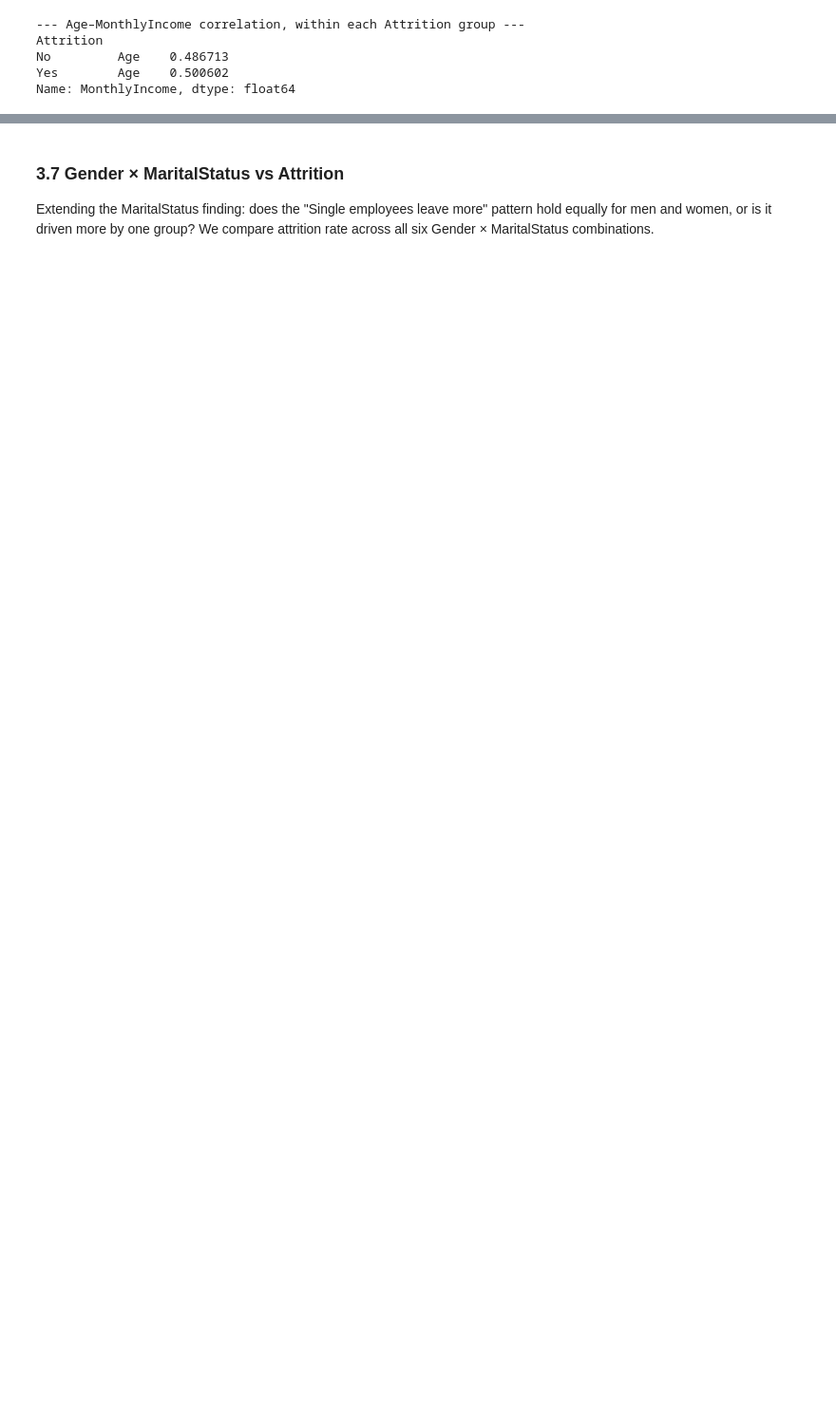
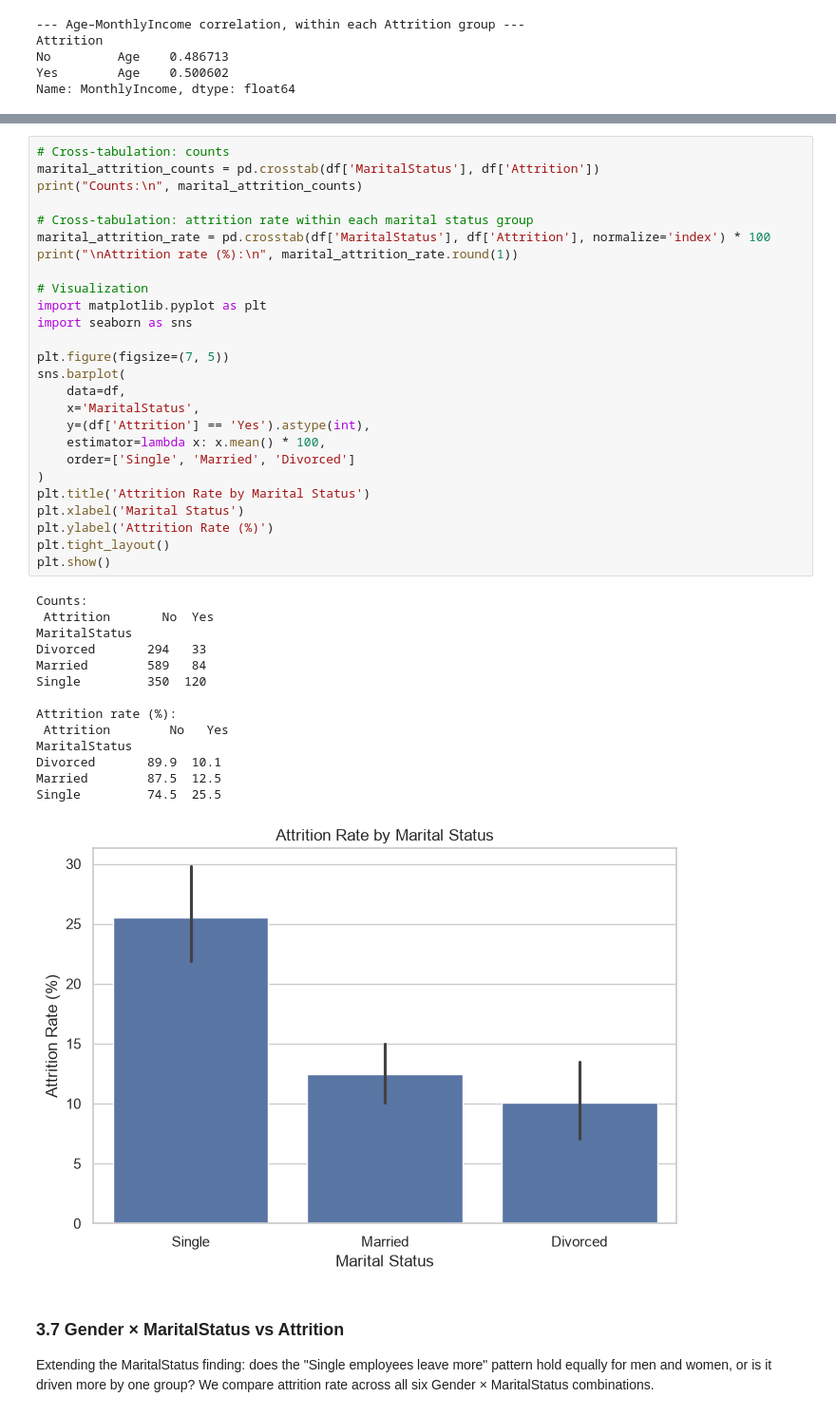
Before and after one commit to Kimberlywangari/eda-in-data-science, a Jupyter notebook: notebooks/eda.ipynb, the cells around one changed output, grey strips where cells are left out. Shown at 95% size. Saved outputs shown, nothing was run; the diff lists cells and outputs as text; blank space fills up the shorter version.

```diff
--- a/notebooks/eda.ipynb
+++ b/notebooks/eda.ipynb
@@ -545,3 +544,44 @@ Name: MonthlyIncome, dtype: float64
+# %%
+# Cross-tabulation: counts
+marital_attrition_counts = pd.crosstab(df['MaritalStatus'], df['Attrition'])
+print("Counts:\n", marital_attrition_counts)
+
+# Cross-tabulation: attrition rate within each marital status group
+marital_attrition_rate = pd.crosstab(df['MaritalStatus'], df['Attrition'], normalize='index') * 100
+print("\nAttrition rate (%):\n", marital_attrition_rate.round(1))
+
+# Visualization
+import matplotlib.pyplot as plt
+import seaborn as sns
+
+plt.figure(figsize=(7, 5))
+sns.barplot(
+    data=df,
+    x='MaritalStatus',
+    y=(df['Attrition'] == 'Yes').astype(int),
+    estimator=lambda x: x.mean() * 100,
+    order=['Single', 'Married', 'Divorced']
+)
+plt.title('Attrition Rate by Marital Status')
+plt.xlabel('Marital Status')
+plt.ylabel('Attrition Rate (%)')
+plt.tight_layout()
+plt.show()
+# %% [output]
+Counts:
+ Attrition       No  Yes
+MaritalStatus
+Divorced       294   33
+Married        589   84
+Single         350  120
+
+Attrition rate (%):
+ Attrition        No   Yes
+MaritalStatus
+Divorced       89.9  10.1
+Married        87.5  12.5
+Single         74.5  25.5
+[figure, added]
 # %% [markdown]
 ### 3.7 Gender × MaritalStatus vs Attrition
 
```
Also changed, not shown: parts of 8 cells of this notebook, 1 other file.
